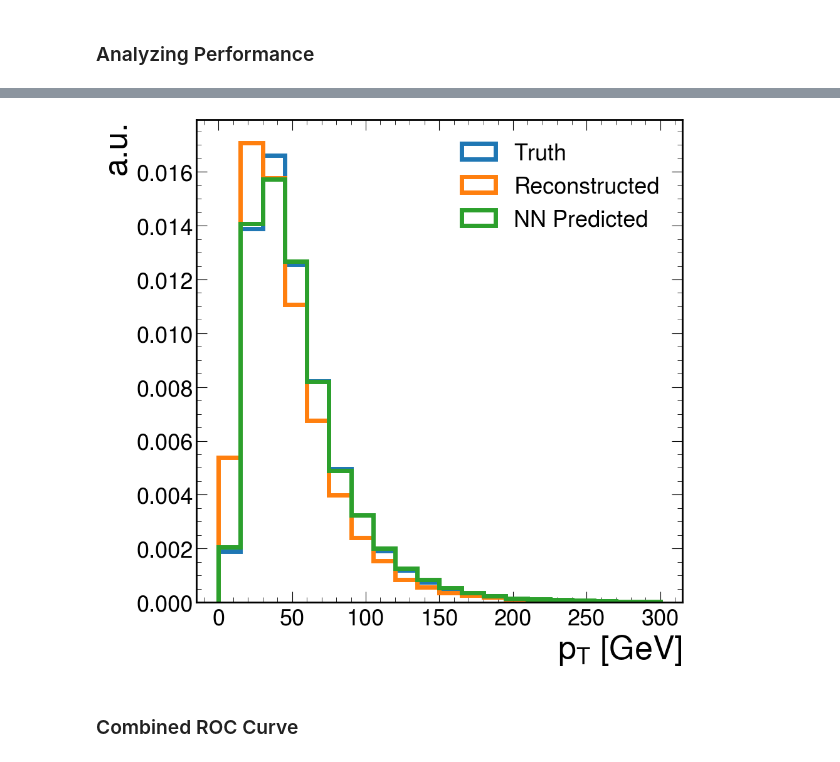
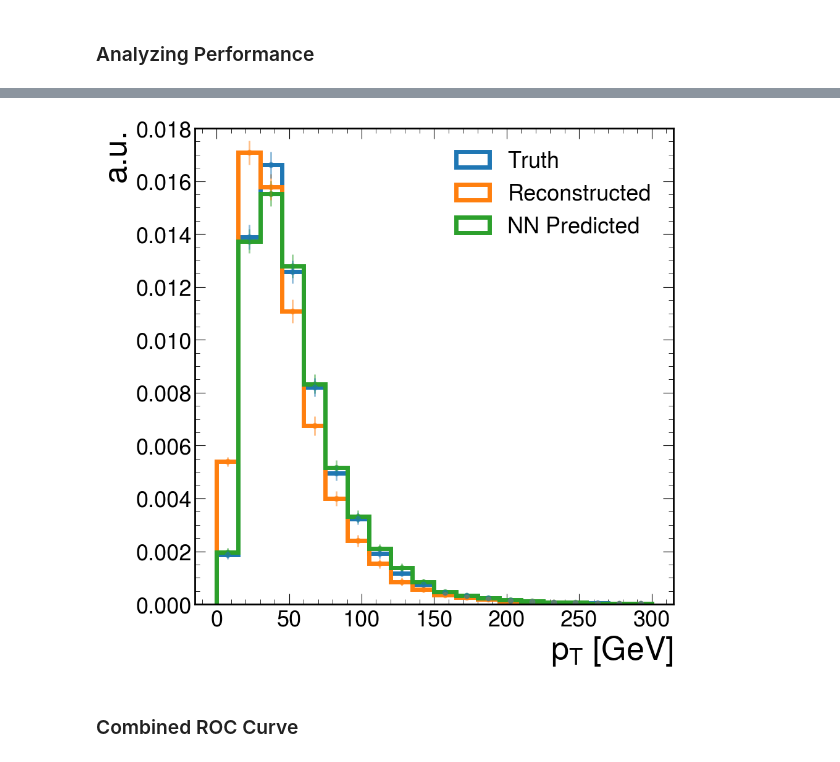
Before and after one commit to ofoofoo/Tau_L1, a Jupyter notebook: notebooks/tau_pt_regress/OFFICIAL_tau_pt_regression_classifier_merge_quantization.ipynb, the cells around one changed output, grey strips where cells are left out. Saved outputs shown, nothing was run; the diff lists cells and outputs as text; code cells hidden in the pictures.

Commit message:
model generation + more for cern talk

```diff
--- a/notebooks/tau_pt_regress/OFFICIAL_tau_pt_regression_classifier_merge_quantization.ipynb
+++ b/notebooks/tau_pt_regress/OFFICIAL_tau_pt_regression_classifier_merge_quantization.ipynb
@@ -266,19 +277,35 @@ def load_and_predict_test(dir_path, model, test_index=400000):
     reco_pt_selected = np.asarray(reco_pt[selection])
 
     X_test = np.asarray(inputs[selection])
-    y_pred = model.predict(X_test)[1].flatten() # take the regression output
-    #print(y_pred)
+    y_pred = model.predict(X_test)[1].flatten()
     pred_pt = np.multiply(reco_pt_selected, y_pred)
-    #print(pred_pt)
+
+
+    hist_pred_pt, edges_pred_pt = np.histogram(pred_pt, bins=20, range = (0,300), density = True)
+    errors_pred_pt = np.sqrt(hist_pred_pt*len(pred_pt)) / len(pred_pt)
+    bin_centers_pred_pt = 0.5 * (edges_pred_pt[:-1] + edges_pred_pt[1:])
+
+    hist_reco, edges_reco = np.histogram(reco_pt_selected, bins=20, range = (0,300), density = True)
+    errors_reco = np.sqrt(hist_reco*len(reco_pt_selected)) / len(reco_pt_selected)
+    bin_centers_reco = 0.5 * (edges_reco[:-1] + edges_reco[1:])
+
+    hist_truth, edges_truth = np.histogram(truth_pt_selected, bins=20, range = (0,300), density = True)
+    errors_truth = np.sqrt(hist_truth*len(truth_pt_selected)) / len(truth_pt_selected)
+    bin_centers_truth = 0.5 * (edges_truth[:-1] + edges_truth[1:])
+
     #Plot the pts
     plt.hist(truth_pt_selected, bins = 20, range = (0,300), density=True, histtype = 'step', label = 'Truth', linewidth=5)
     plt.hist(reco_pt_selected, bins = 20, range = (0,300), density=True, histtype = 'step', label = 'Reconstructed', linewidth=5)
     plt.hist(pred_pt, bins = 20, range = (0,300), density=True, histtype = 'step', label = 'NN Predicted', linewidth=5)
+    plt.errorbar(bin_centers_pred_pt, hist_pred_pt, yerr=errors_pred_pt, fmt='ro', color = "#2ca02c", linewidth = 2, alpha = 0.5)
+    plt.errorbar(bin_centers_reco, hist_reco, yerr=errors_pred_pt, fmt='ro', color = '#ff7f0e', linewidth = 2, alpha = 0.5)
+    plt.errorbar(bin_centers_truth, hist_truth, yerr=errors_truth, fmt='ro', color = '#1f77b4', linewidth = 2, alpha = 0.5)
+    plt.ylim(0, 0.018)
 
     plt.xlabel(r'$p_T$ [GeV]')
     plt.ylabel('a.u.')
     plt.legend()
     plt.show()
 # %%
-load_and_predict_test(ntuples_dataset_path, model_merged_quantized_pruned)
+load_and_predict_test(ntuples_dataset_path, model_merged)
 # %% [output]
@@ -286,4 +313,4 @@ load_and_predict_test(ntuples_dataset_path, model_merged_quantized_pruned)
-[figure, old version]
+[figure, new version]
 # %% [markdown]
 ### Combined ROC Curve
 # %%
```
Also changed, not shown: parts of 19 cells of this notebook, 6 other files.
